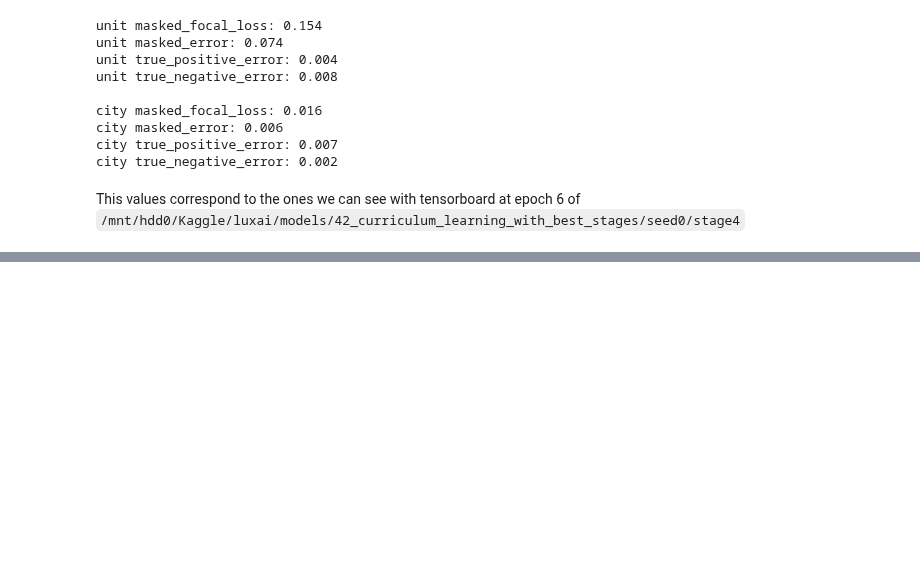
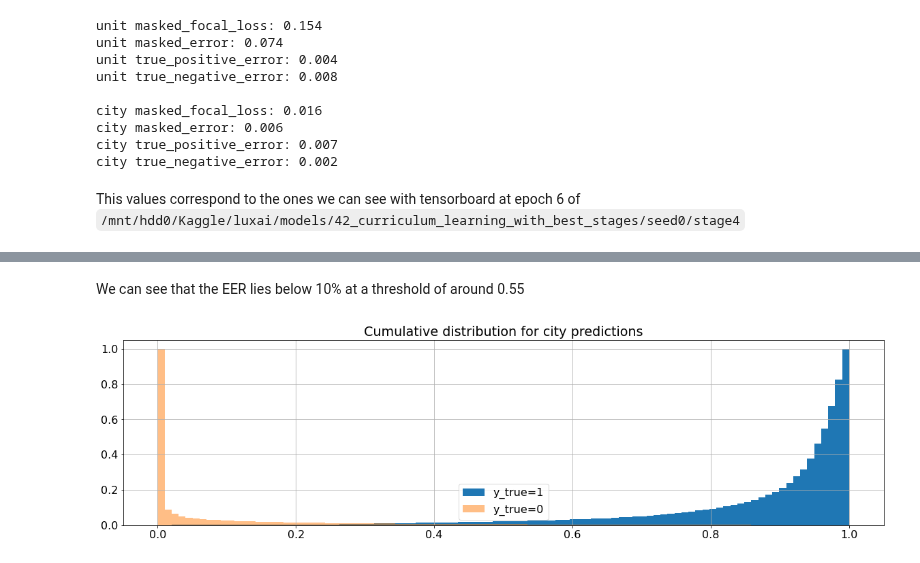
Before and after one commit to ironbar/luxai, a Jupyter notebook: notebooks/008_study_predictions.ipynb, the cells around one changed output, grey strips where cells are left out. Saved outputs shown, nothing was run; the diff lists cells and outputs as text; code cells hidden in the pictures; blank space fills up the shorter version.

```diff
--- a/notebooks/008_study_predictions.ipynb
+++ b/notebooks/008_study_predictions.ipynb
@@ -82,0 +142,6 @@ This values correspond to the ones we can see with tensorboard at epoch 6 of `/m
+# %% [markdown]
+We can see that the EER lies below 10% at a threshold of around 0.55
+# %%
+plot_cumulative_distributions(**get_y_true_y_pred(data, preds, name='city'))
+# %% [output]
+[figure, added]
```
Also changed, not shown: parts of 39 cells of this notebook, 3 other files.
